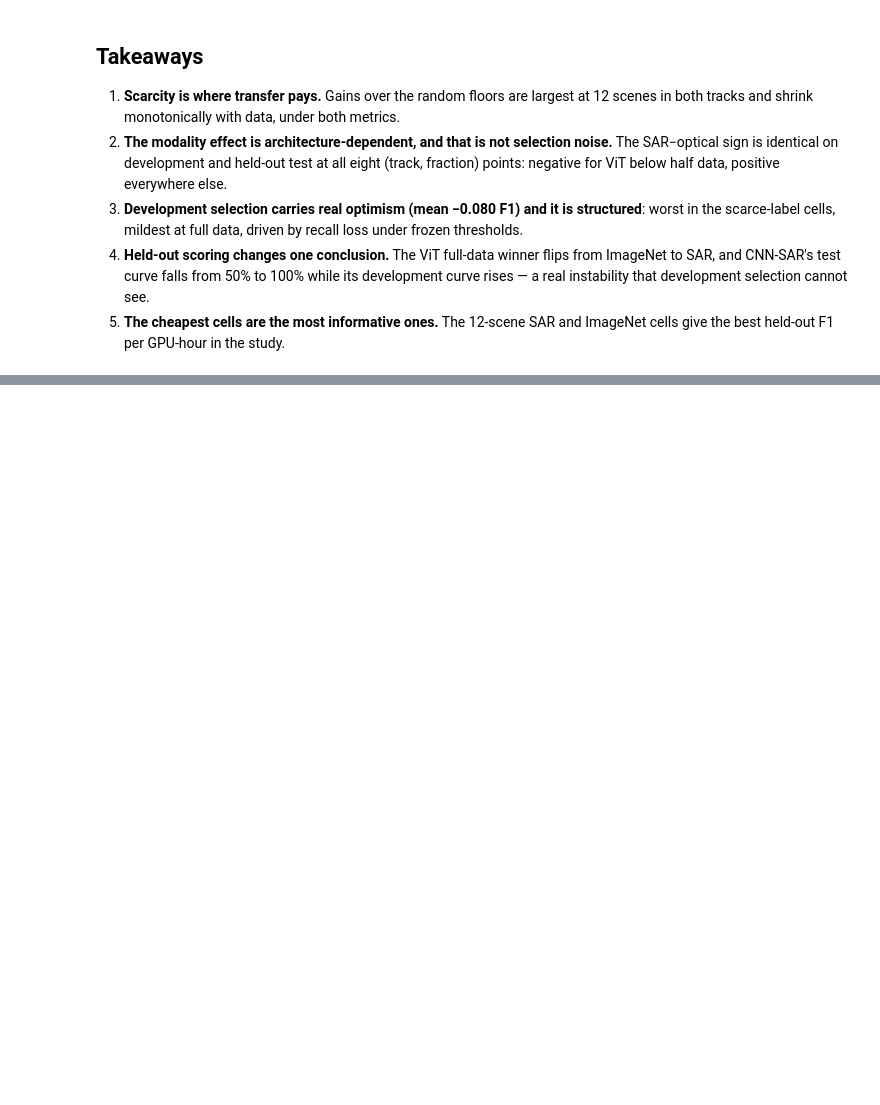
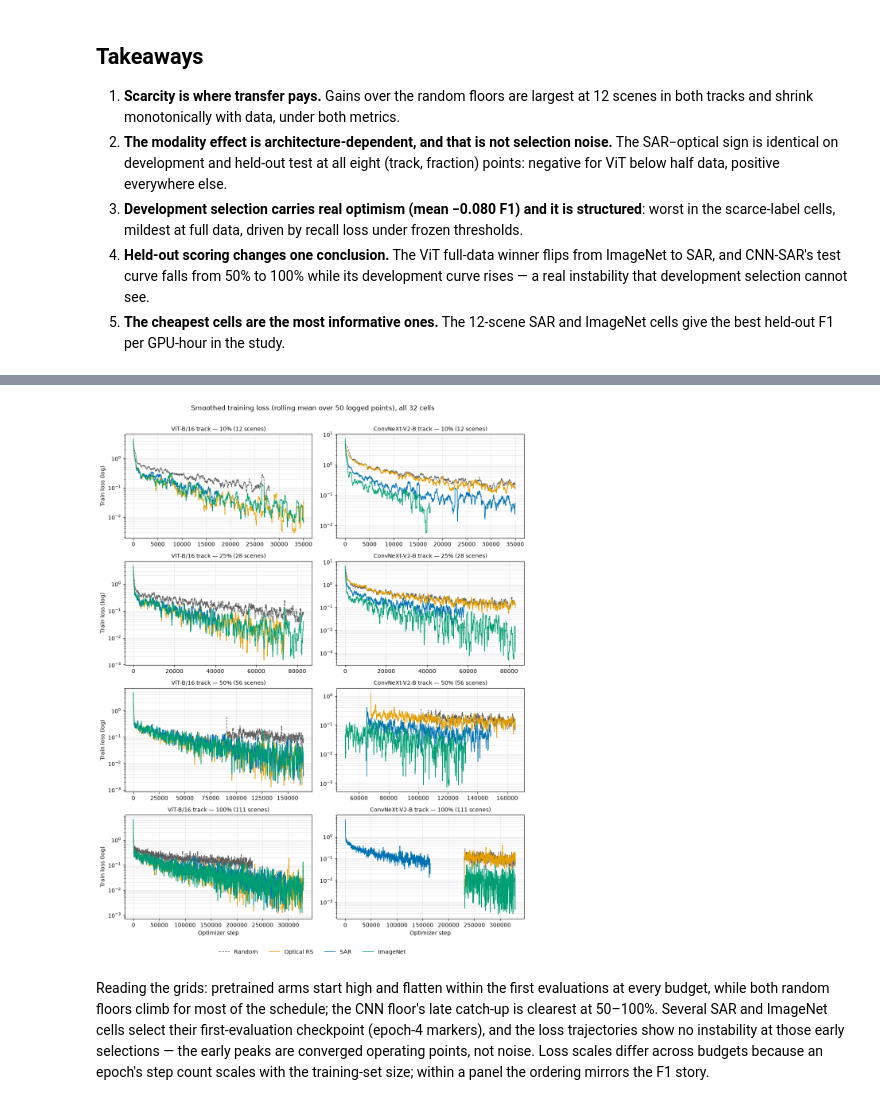
Before and after one commit to jroth1414/SAR-VesselBench, a Jupyter notebook: src/analysis/analysis.ipynb, the cells around one changed output, grey strips where cells are left out. Saved outputs shown, nothing was run; the diff lists cells and outputs as text; code cells hidden in the pictures; blank space fills up the shorter version.

```diff
--- a/src/analysis/analysis.ipynb
+++ b/src/analysis/analysis.ipynb
@@ -488,0 +538,40 @@ to test unchanged.
+# %%
+fig, axes = plt.subplots(4, 2, figsize=(11, 14))
+for row_i, frac in enumerate(FRACS):
+    for col_i, track in enumerate(("vit", "cnn")):
+        ax = axes[row_i][col_i]
+        for role in ROLE_ORDER:
+            exp_id = cell_id(track, role, frac)
+            raw = pd.read_csv(REPO / "results/h100/evidence" / exp_id / "metrics.csv")
+            loss = raw[raw.train_loss.notna()][["step", "train_loss"]]
+            smooth = loss.train_loss.rolling(50, min_periods=1).mean()
+            ax.plot(
+                loss.step, smooth,
+                color=ROLE_COLOR[role],
+                linestyle="--" if role == "floor" else "-",
+                linewidth=1.1,
+                label=ROLE_LABEL[role] if (row_i, col_i) == (0, 0) else None,
+            )
+        ax.set_yscale("log")
+        ax.set_title(f"{TRACK_LABEL[track]} — {frac}% ({SCENES[frac]} scenes)", fontsize=10)
+        ax.grid(alpha=0.3, which="both")
+for ax in axes[3]:
+    ax.set_xlabel("Optimizer step")
+for row in axes:
+    row[0].set_ylabel("Train loss (log)")
+fig.legend(loc="lower center", ncol=4, frameon=False)
+fig.suptitle("Smoothed training loss (rolling mean over 50 logged points), all 32 cells", y=0.995)
+fig.tight_layout(rect=(0, 0.03, 1, 0.99))
+plt.show()
+# %% [output]
+[figure, added]
+# %% [markdown]
+Reading the grids: pretrained arms start high and flatten within the
+first evaluations at every budget, while both random floors climb for most
+of the schedule; the CNN floor's late catch-up is clearest at 50–100%.
+Several SAR and ImageNet cells select their first-evaluation checkpoint
+(epoch-4 markers), and the loss trajectories show no instability at those
+early selections — the early peaks are converged operating points, not
+noise. Loss scales differ across budgets because an epoch's step count
+scales with the training-set size; within a panel the ordering mirrors the
+F1 story.
```
Also changed, not shown: parts of 2 cells of this notebook.
